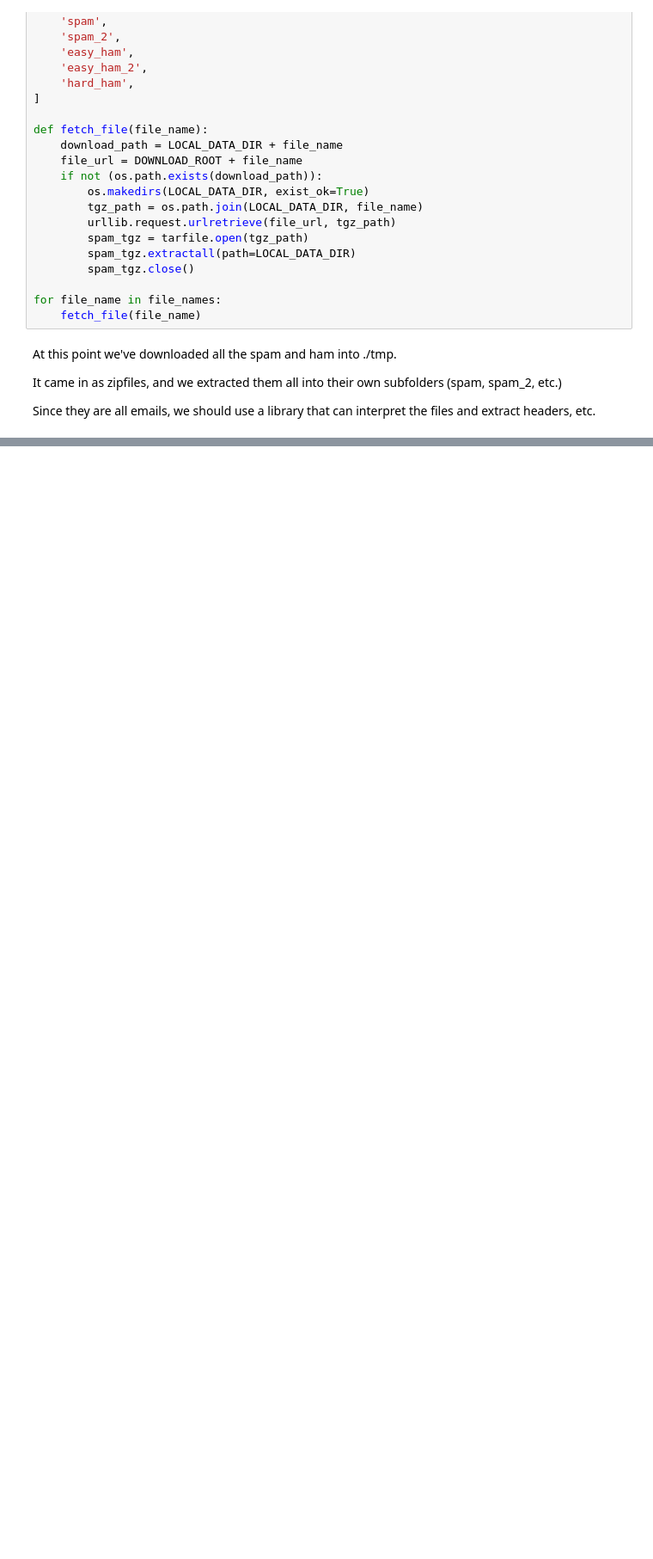
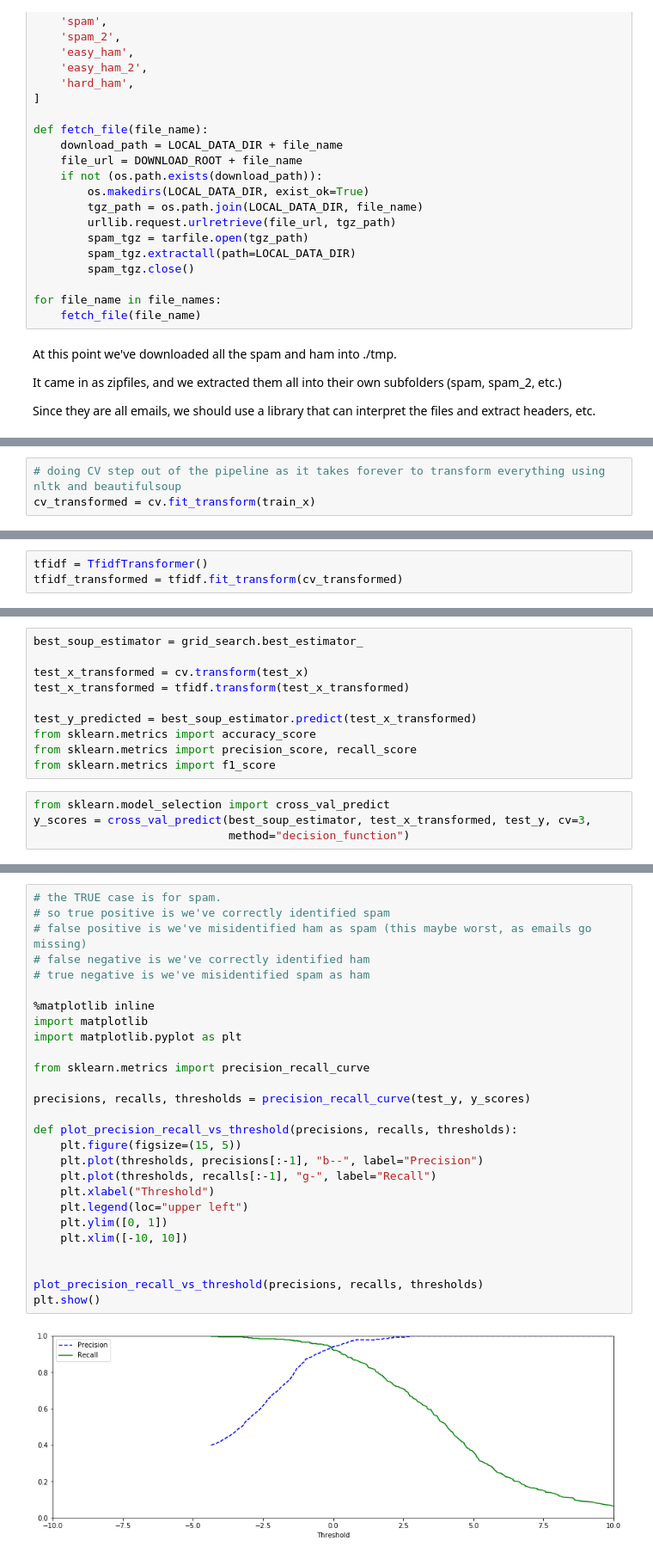
Before and after one commit to Kallin/data_sci_explore, a Jupyter notebook: work/external_tutorials/hands_on_machine_learning/chapter_3/exercises_3.ipynb, the cells around one changed output, grey strips where cells are left out. Shown: that part at 86% size. Drawn from its saved outputs; the diff is of its cells as text; blank space fills up the shorter version.

```diff
--- a/work/external_tutorials/hands_on_machine_learning/chapter_3/exercises_3.ipynb
+++ b/work/external_tutorials/hands_on_machine_learning/chapter_3/exercises_3.ipynb
@@ -235,0 +631,3 @@ text6.collocations()
+# %%
+# doing CV step out of the pipeline as it takes forever to transform everything using nltk and beautifulsoup
+cv_transformed = cv.fit_transform(train_x)
@@ -235,0 +637,3 @@ text6.collocations()
+# %%
+tfidf = TfidfTransformer()
+tfidf_transformed = tfidf.fit_transform(cv_transformed)
@@ -235,0 +682,14 @@ text6.collocations()
+# %%
+best_soup_estimator = grid_search.best_estimator_
+
+test_x_transformed = cv.transform(test_x)
+test_x_transformed = tfidf.transform(test_x_transformed)
+
+test_y_predicted = best_soup_estimator.predict(test_x_transformed)
+from sklearn.metrics import accuracy_score
+from sklearn.metrics import precision_score, recall_score
+from sklearn.metrics import f1_score
+# %%
+from sklearn.model_selection import cross_val_predict
+y_scores = cross_val_predict(best_soup_estimator, test_x_transformed, test_y, cv=3,
+                             method="decision_function")
@@ -235,0 +708,29 @@ text6.collocations()
+# %%
+# the TRUE case is for spam.
+# so true positive is we've correctly identified spam
+# false positive is we've misidentified ham as spam (this maybe worst, as emails go missing)
+# false negative is we've correctly identified ham
+# true negative is we've misidentified spam as ham
+
+%matplotlib inline
+import matplotlib
+import matplotlib.pyplot as plt
+
+from sklearn.metrics import precision_recall_curve
+
+precisions, recalls, thresholds = precision_recall_curve(test_y, y_scores)
+
+def plot_precision_recall_vs_threshold(precisions, recalls, thresholds):
+    plt.figure(figsize=(15, 5))
+    plt.plot(thresholds, precisions[:-1], "b--", label="Precision")
+    plt.plot(thresholds, recalls[:-1], "g-", label="Recall")
+    plt.xlabel("Threshold")
+    plt.legend(loc="upper left")
+    plt.ylim([0, 1])
+    plt.xlim([-10, 10])
+
+
+plot_precision_recall_vs_threshold(precisions, recalls, thresholds)
+plt.show()
+# %% [output]
+[figure, added]
```
Also changed, not shown: parts of 89 cells of this notebook, 3 other files.
